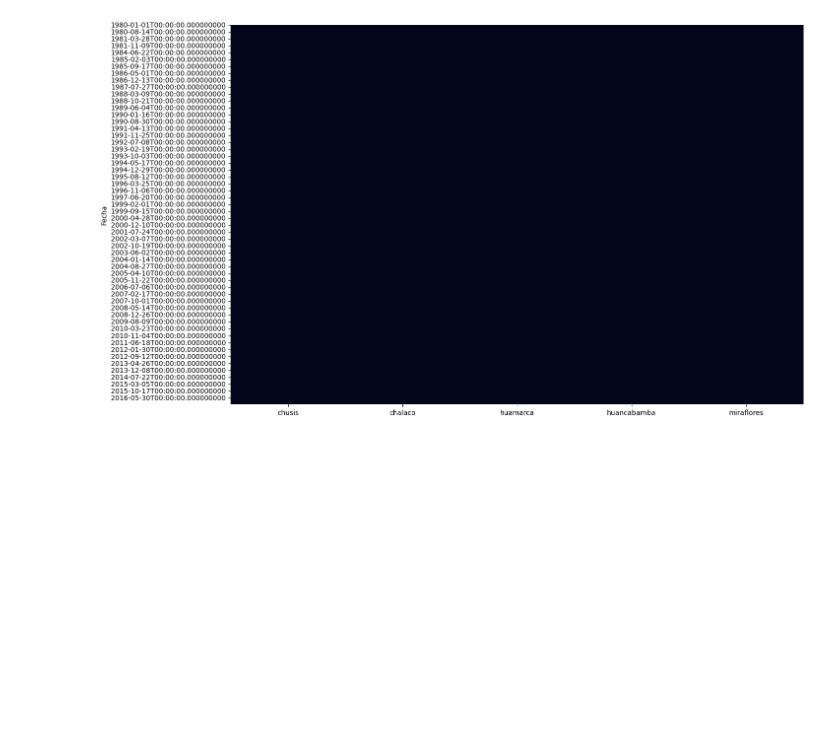
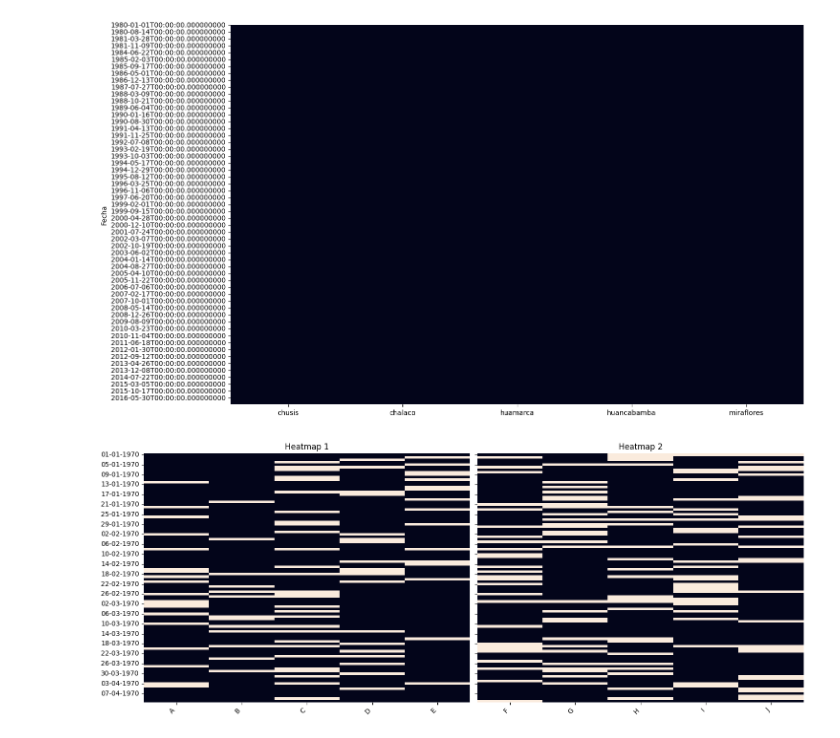
Before and after one commit to JoseZevallosR/piura_river, a Jupyter notebook: notebooks/Data_imputation.ipynb, the cells around one changed output. Saved outputs shown, nothing was run; the diff lists cells and outputs as text; code cells hidden in the pictures; blank space fills up the shorter version.

```diff
--- a/notebooks/Data_imputation.ipynb
+++ b/notebooks/Data_imputation.ipynb
@@ -275,3 +277,40 @@ plt.show()
 [figure]
 # %%
 completed_df.to_csv('../data/precp/completada/gauge_completada.csv',index=True)
+# %%
+# Sample DataFrame with date index and missing values
+dates = pd.date_range(start='2023-01-01', periods=100, freq='D')
+data1 = np.random.randn(100, 5)
+data2 = np.random.randn(100, 5)
+data1[np.random.rand(100, 5) > 0.8] = np.nan
+data2[np.random.rand(100, 5) > 0.8] = np.nan
+
+df1 = pd.DataFrame(data1, index=dates, columns=['A', 'B', 'C', 'D', 'E'])
+df2 = pd.DataFrame(data2, index=dates, columns=['F', 'G', 'H', 'I', 'J'])
+
+# Create the figure and subplots
+fig, (ax1, ax2) = plt.subplots(1, 2, figsize=(15, 6), sharey=True)
+
+# Plot the heatmaps
+sns.heatmap(df1.isnull(), cbar=False, ax=ax1)
+sns.heatmap(df2.isnull(), cbar=False, ax=ax2)
+
+# Format the y-axis to show only day, month, and year
+ax1.yaxis.set_major_formatter(plt.matplotlib.dates.DateFormatter('%d-%m-%Y'))
+ax2.yaxis.set_major_formatter(plt.matplotlib.dates.DateFormatter('%d-%m-%Y'))
+
+# Rotate the x-axis labels for better readability
+ax1.set_xticklabels(ax1.get_xticklabels(), rotation=45, ha='right')
+ax2.set_xticklabels(ax2.get_xticklabels(), rotation=45, ha='right')
+
+# Set titles for the subplots
+ax1.set_title('Heatmap 1')
+ax2.set_title('Heatmap 2')
+
+# Adjust layout
+plt.tight_layout()
+
+# Show the plot
+plt.show()
+# %% [output]
+[figure, added]
```
Also changed, not shown: parts of 5 cells of this notebook, 8 other files.
